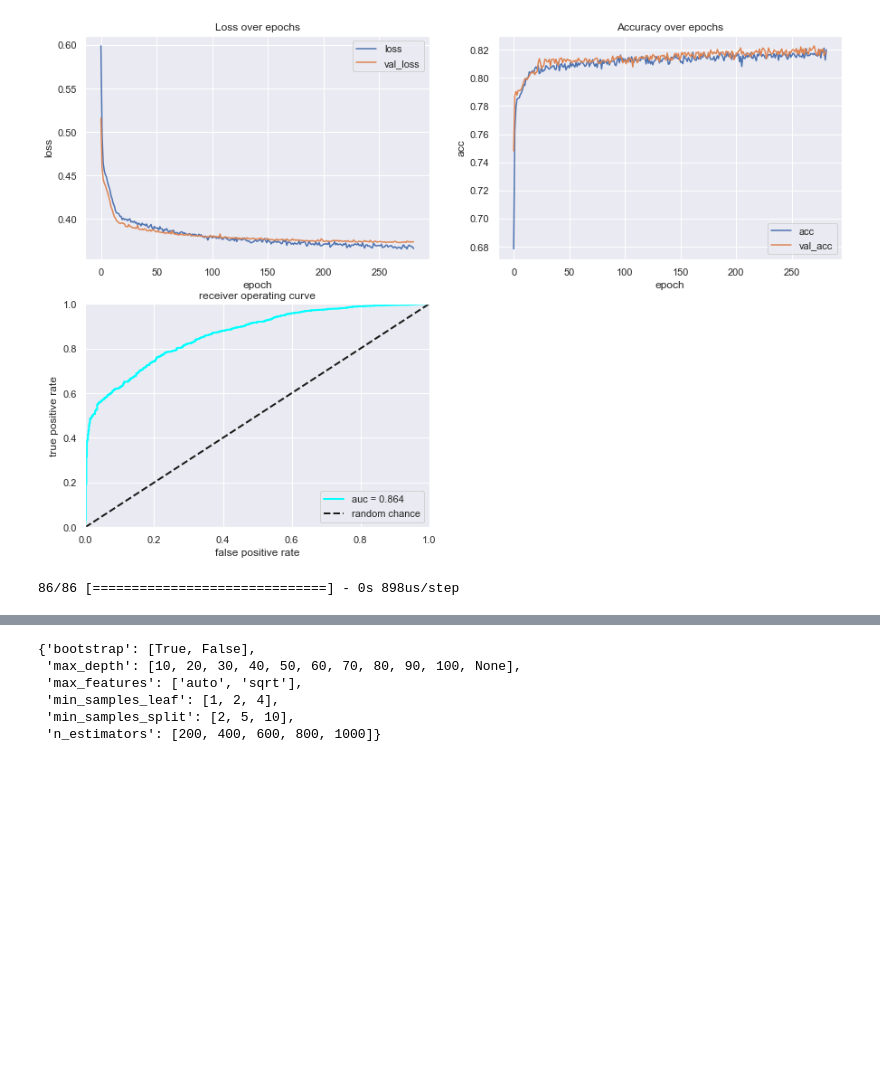
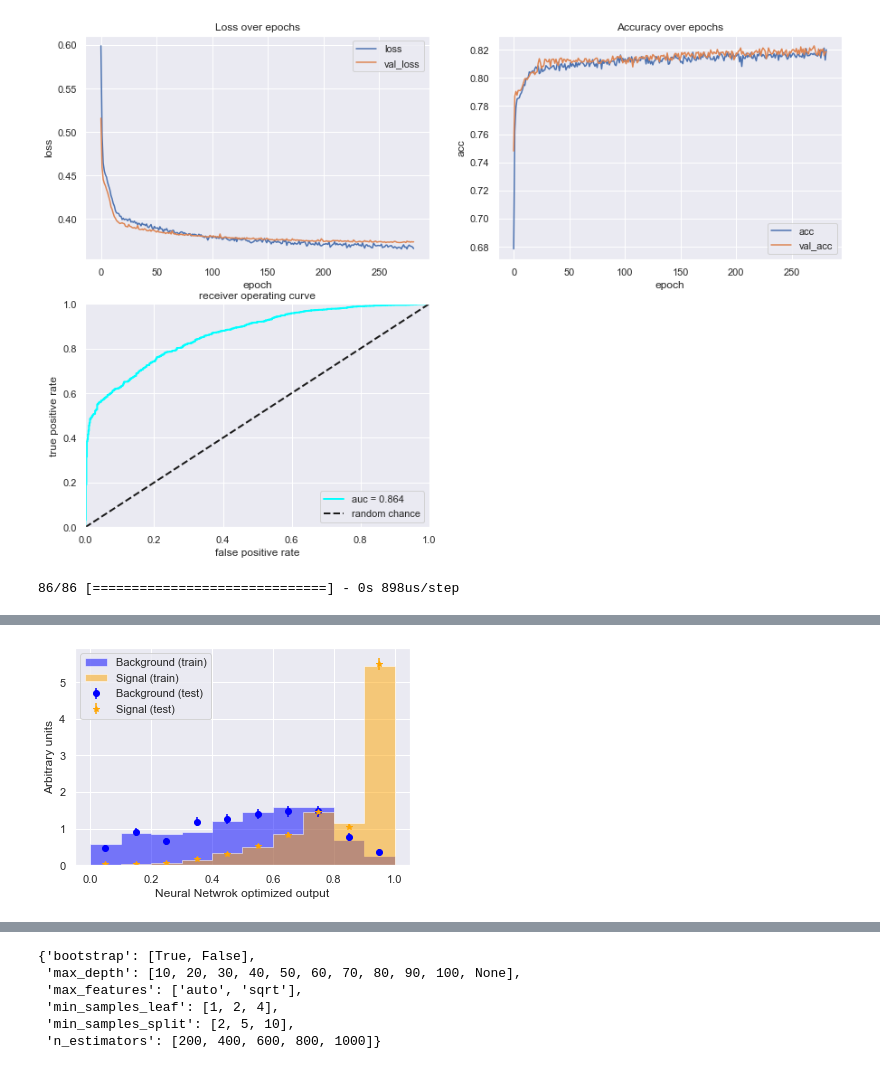
Before and after one commit to mghasemi19/ML_EconEduc, a Jupyter notebook: Type_classification.ipynb, the cells around one changed output, grey strips where cells are left out. Cells and saved outputs as stored; diff of their text form; code cells hidden in the pictures; blank space fills up the shorter version.

```diff
--- a/Type_classification.ipynb
+++ b/Type_classification.ipynb
@@ -643,3 +685,6 @@ fpr_NN_opt, tpr_NN_opt, thresholds_NN_opt = roc_curve(y_test, Y_predict_opt)
 343/343 [==============================] - 0s 1ms/step
 [figure]
 86/86 [==============================] - 0s 898us/step
+# %%
+compare_train_test(drop_model, X_train, y_train, X_test, y_test, 'Neural Netwrok optimized output')
+# %% [output]
@@ -645,0 +695 @@ fpr_NN_opt, tpr_NN_opt, thresholds_NN_opt = roc_curve(y_test, Y_predict_opt)
+[figure, added]
```
Also changed, not shown: parts of 18 cells of this notebook.
